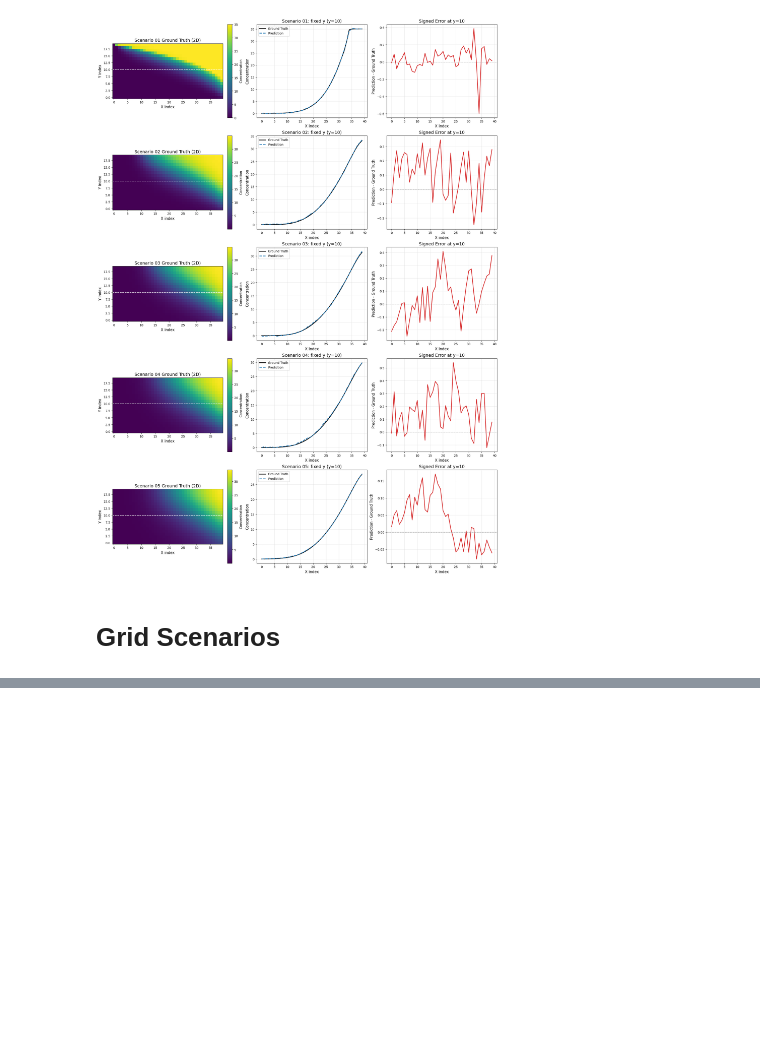
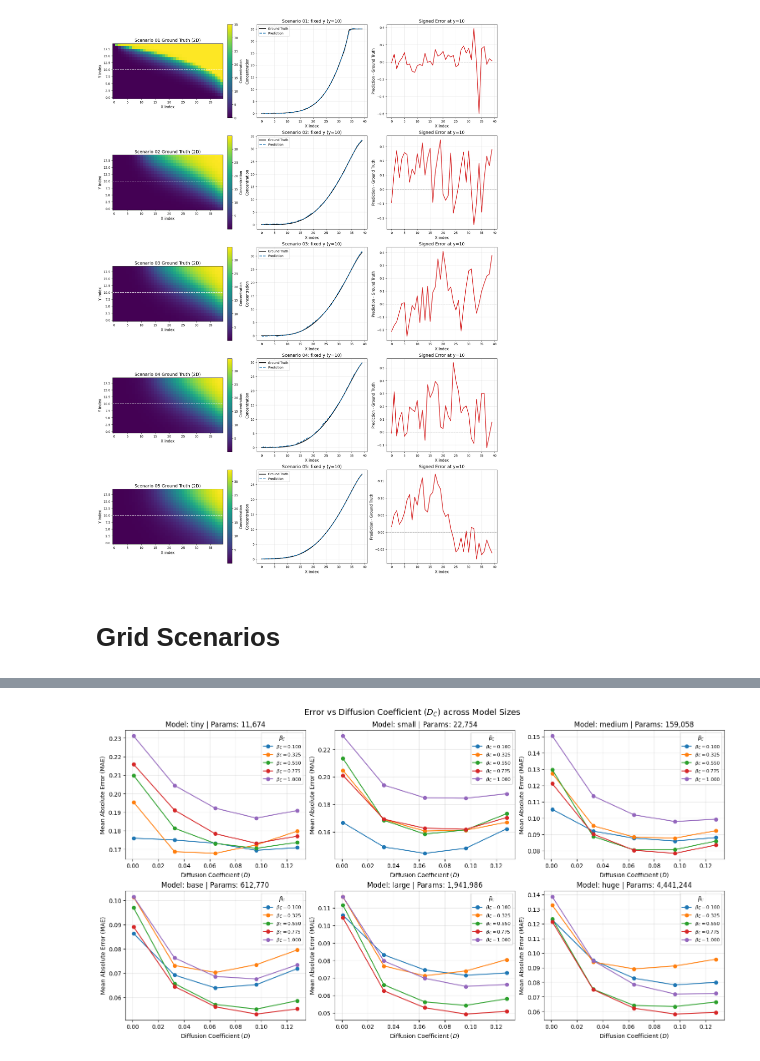
Before and after one commit to arpit-kapoor/gw_henry_fno, a Jupyter notebook: notebooks/compare_preds_targets.ipynb, the cells around one changed output, grey strips where cells are left out. Drawn from its saved outputs; the diff is of its cells as text; code cells hidden in the pictures; blank space fills up the shorter version.

```diff
--- a/notebooks/compare_preds_targets.ipynb
+++ b/notebooks/compare_preds_targets.ipynb
@@ -534,3 +568,59 @@ plot_error_maps(model_dropdown.value)
 # %% [output]
 [interactive output not drawn]
 [interactive output not drawn]
+# %%
+n_models = len(model_options)
+if n_models == 0:
+    print("No models available.")
+else:
+    n_cols = min(3, n_models)
+    n_rows = int(np.ceil(n_models / n_cols))
+
+    fig, axes = plt.subplots(n_rows, n_cols, figsize=(5 * n_cols, 4 * n_rows), squeeze=False, constrained_layout=True)
+    axes = axes.flatten()
+
+    # Sort the models by number of parameters
+    sorted_models = sorted(model_options, key=lambda x: name_to_size_dict.get(x, 0))
+
+    for idx, model_label in enumerate(sorted_models):
+        ax = axes[idx]
+
+        selected = [item for item in error_map_store if item["size_label"] == model_label]
+        if not selected:
+            ax.set_title(f"Model: {model_label} (No Data)")
+            continue
+
+        # Group data by beta_c
+        from collections import defaultdict
+        beta_groups = defaultdict(list)
+        for item in selected:
+            mae = item["error_map"].mean()
+            beta_groups[item["beta_c"]].append((item["diffc"], mae))
+
+        for beta_c in sorted(beta_groups.keys()):
+            # Sort points by diffc for plotting lines
+            pts = sorted(beta_groups[beta_c], key=lambda x: x[0])
+            diffcs = [p[0] for p in pts]
+            maes = [p[1] for p in pts]
+
+            ax.plot(diffcs, maes, marker='o', label=f"$\\beta_C = {beta_c:.3f}$")
+
+        n_params = selected[0].get("n_params", "Unknown")
+        if isinstance(n_params, (int, float)):
+            ax.set_title(f"Model: {model_label} | Params: {n_params:,}", fontsize=12)
+        else:
+            ax.set_title(f"Model: {model_label} | Params: {n_params}", fontsize=12)
+
+        ax.set_xlabel("Diffusion Coefficient ($D$)", fontsize=10)
+        ax.set_ylabel("Mean Absolute Error (MAE)", fontsize=10)
+        ax.grid(True, alpha=0.3)
+        ax.legend(title="$\\beta_C$", fontsize=8, title_fontsize=9)
+
+    # Hide any unused subplots
+    for idx in range(n_models, len(axes)):
+        axes[idx].axis("off")
+
+    fig.suptitle("Error vs Diffusion Coefficient ($D_C$) across Model Sizes", fontsize=14)
+    plt.show()
+# %% [output]
+[figure, added]
```
Also changed, not shown: parts of 7 cells of this notebook, 1 other file.
